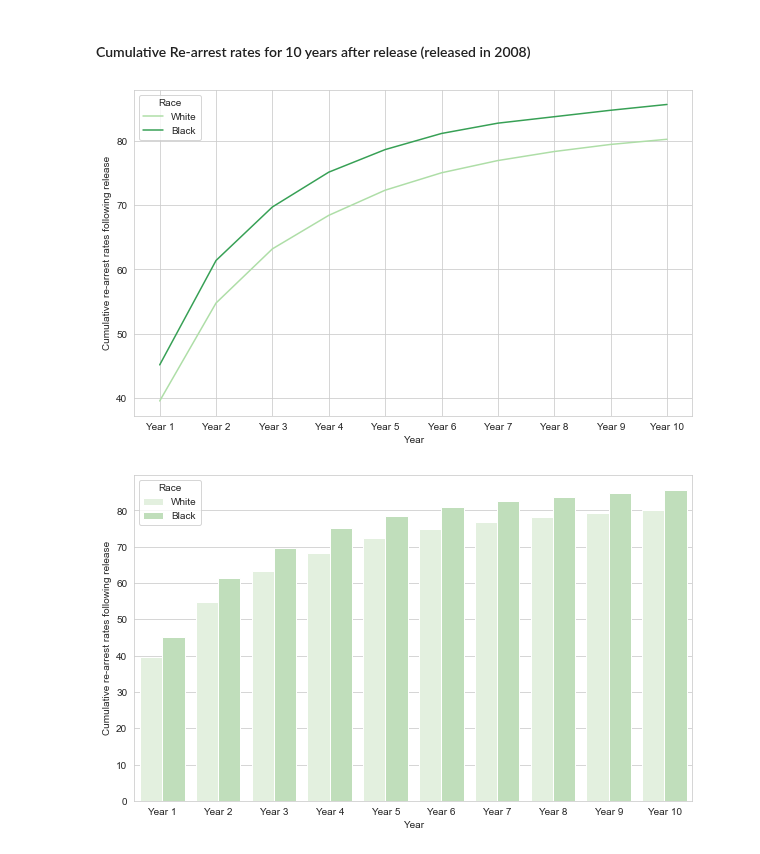
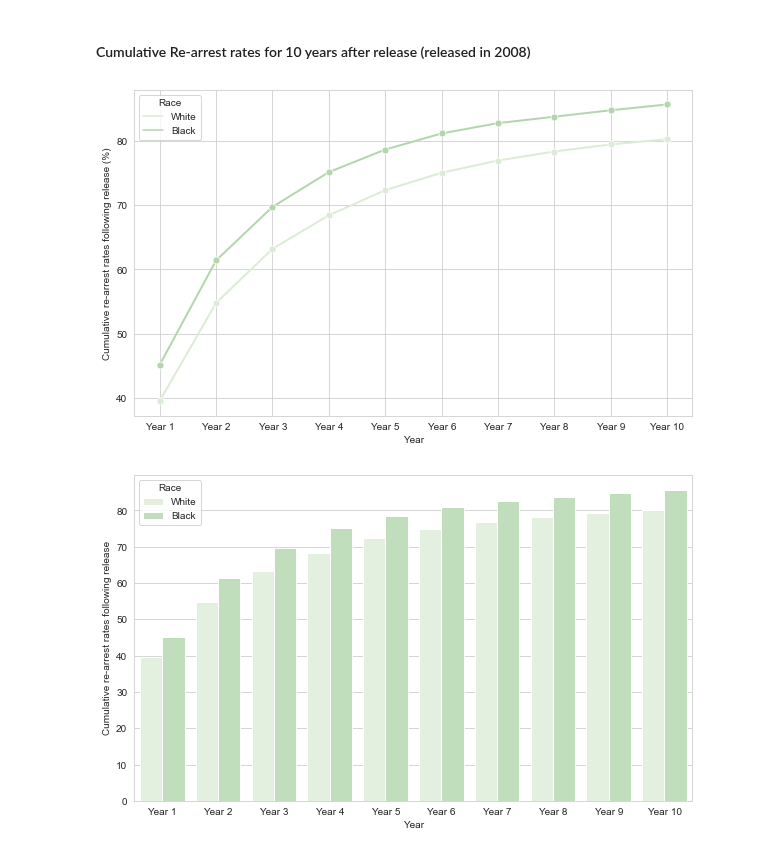
Before and after one commit to megantennies/FYP, a Jupyter notebook: REPORT_CODE.ipynb, the cells around one changed output. Saved outputs shown, nothing was run; the diff lists cells and outputs as text; code cells hidden in the pictures.

```diff
--- a/REPORT_CODE.ipynb
+++ b/REPORT_CODE.ipynb
@@ -32,3 +32,10 @@ sns.set_style('whitegrid')
 plt.savefig(os.path.join(RESULTS, 'MTHD_imprisonment.png'), bbox_inches = 'tight')
 # %% [output]
 [figure]
+# %%
+plt.figure(figsize = (10, 6))
+ax = sns.lineplot(x = 'Year', y = 'Rate', hue = 'Race', data = imprisonment_rates,
+    palette = (['#DCECD7', '#B3D6AD']), marker = 'o', linewidth = 2, markersize = 7)
+ax.set_ylabel('Imprisonment rate per 100,000 US residents (%)')
+sns.set_style('whitegrid')
+plt.savefig(os.path.join(RESULTS, 'MTHD_imprisonment_line.png'), bbox_inches = 'tight')
@@ -48,12 +57,13 @@ black = pd.DataFrame(black)
 rearrest_rates = pd.concat([white, black], axis = 0)
 # %%
 plt.figure(figsize = (10, 6))
-ax = sns.lineplot(x = 'Year', y = 'Rate', hue = 'Race', data = rearrest_rates, palette = sns.color_palette('Greens', 2))
-ax.set_ylabel('Cumulative re-arrest rates following release')
+ax = sns.lineplot(x = 'Year', y = 'Rate', hue = 'Race', data = rearrest_rates,
+    palette = (['#DCECD7', '#B3D6AD']), marker = 'o', linewidth = 2, markersize = 7)
+ax.set_ylabel('Cumulative re-arrest rates following release (%)')
 sns.set_style('whitegrid')
 plt.savefig(os.path.join(RESULTS, 'MTHD_rearrest_line.png'), bbox_inches = 'tight')
 # %% [output]
-[figure, old version]
+[figure, new version]
 # %%
 plt.figure(figsize = (10, 6))
 ax = sns.barplot(x = 'Year', y = 'Rate', hue = 'Race', data = rearrest_rates, palette = sns.color_palette('Greens'))
```
Also changed, not shown: parts of 1 cell of this notebook, 2 other files.
